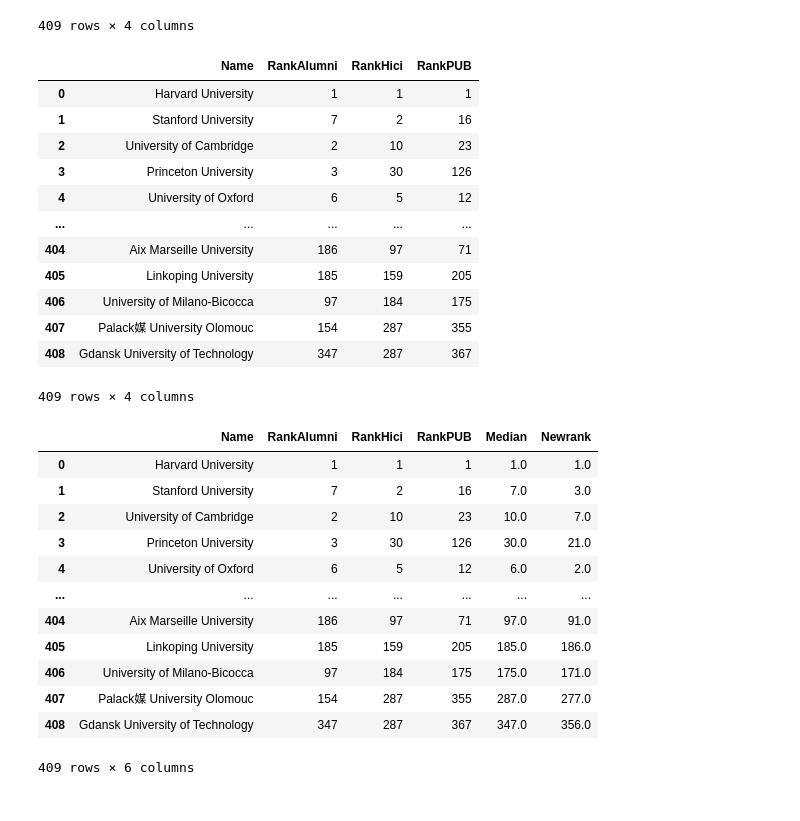
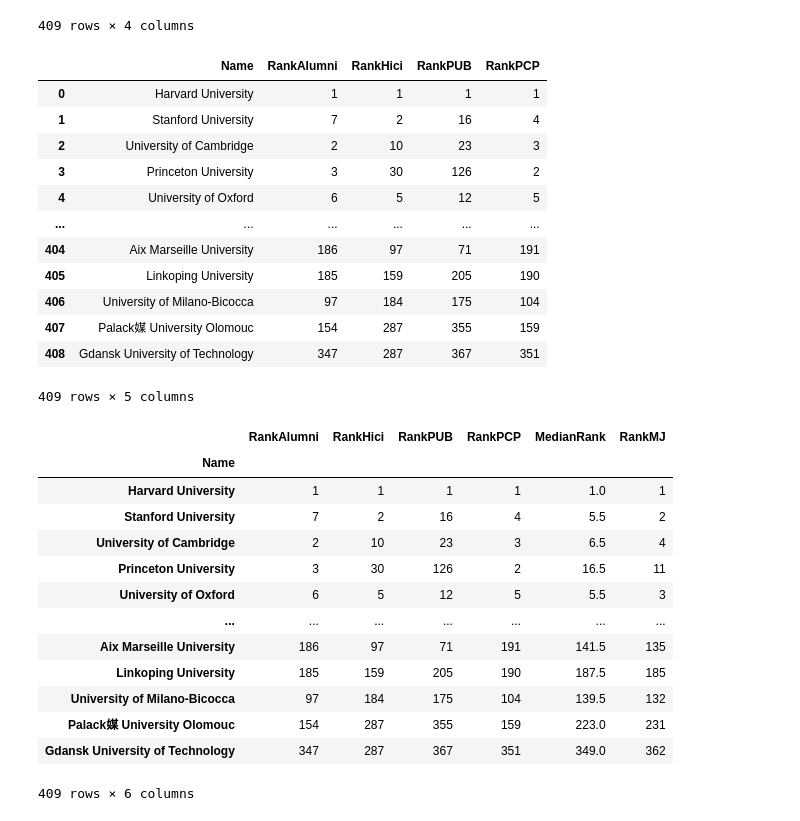
Before and after one commit to Menamot/ISCF, a Jupyter notebook: test.ipynb, the cells around one changed output. Cells and saved outputs as stored; diff of their text form; code cells hidden in the pictures.

```diff
--- a/test.ipynb
+++ b/test.ipynb
@@ -192,44 +232,45 @@ sample_rank2
 | 408 | Gdansk University of Technology | 12.9 | 6.6 | 20.5 |
 409 rows × 4 columns
 # %%
-sample_rank2 = merged_rank.loc[:, ['Name','Alumni','Hici','PUB']]
+sample_rank2 = merged_rank.loc[:, ['Name','Alumni','Hici','PUB','PCP']]
 sample_rank2['RankAlumni'] = sample_rank2.Alumni.rank(method='average',ascending=False).astype(int)
 sample_rank2 = sample_rank2.drop('Alumni',axis=1)
 sample_rank2['RankHici'] = sample_rank2.Hici.rank(method='average',ascending=False).astype(int)
 sample_rank2 = sample_rank2.drop('Hici',axis=1)
 sample_rank2['RankPUB'] = sample_rank2.PUB.rank(method='average',ascending=False).astype(int)
 sample_rank2 = sample_rank2.drop('PUB',axis=1)
+sample_rank2['RankPCP'] = sample_rank2.PCP.rank(method='average',ascending=False).astype(int)
+sample_rank2 = sample_rank2.drop('PCP',axis=1)
 sample_rank2
 # %% [output]
-|  | Name | RankAlumni | RankHici | RankPUB |
-| 0 | Harvard University | 1 | 1 | 1 |
-| 1 | Stanford University | 7 | 2 | 16 |
-| 2 | University of Cambridge | 2 | 10 | 23 |
-| 3 | Princeton University | 3 | 30 | 126 |
-| 4 | University of Oxford | 6 | 5 | 12 |
-| ... | ... | ... | ... | ... |
-| 404 | Aix Marseille University | 186 | 97 | 71 |
-| 405 | Linkoping University | 185 | 159 | 205 |
-| 406 | University of Milano-Bicocca | 97 | 184 | 175 |
-| 407 | Palack媒 University Olomouc | 154 | 287 | 355 |
-| 408 | Gdansk University of Technology | 347 | 287 | 367 |
+|  | Name | RankAlumni | RankHici | RankPUB | RankPCP |
+| 0 | Harvard University | 1 | 1 | 1 | 1 |
+| 1 | Stanford University | 7 | 2 | 16 | 4 |
+| 2 | University of Cambridge | 2 | 10 | 23 | 3 |
+| 3 | Princeton University | 3 | 30 | 126 | 2 |
+| 4 | University of Oxford | 6 | 5 | 12 | 5 |
+| ... | ... | ... | ... | ... | ... |
+| 404 | Aix Marseille University | 186 | 97 | 71 | 191 |
+| 405 | Linkoping University | 185 | 159 | 205 | 190 |
+| 406 | University of Milano-Bicocca | 97 | 184 | 175 | 104 |
+| 407 | Palack媒 University Olomouc | 154 | 287 | 355 | 159 |
+| 408 | Gdansk University of Technology | 347 | 287 | 367 | 351 |
-409 rows × 4 columns
+409 rows × 5 columns
 # %%
-medians = sample_rank2.iloc[:,1:].median(axis=1)
-sample_rank2['Median'] = medians
-sample_rank2['Newrank'] = sample_rank2.Median.rank(method='min',ascending=True)
-sample_rank2
+df = MJ(sample_rank2)
+df
 # %% [output]
-|  | Name | RankAlumni | RankHici | RankPUB | Median | Newrank |
-| 0 | Harvard University | 1 | 1 | 1 | 1.0 | 1.0 |
-| 1 | Stanford University | 7 | 2 | 16 | 7.0 | 3.0 |
-| 2 | University of Cambridge | 2 | 10 | 23 | 10.0 | 7.0 |
-| 3 | Princeton University | 3 | 30 | 126 | 30.0 | 21.0 |
-| 4 | University of Oxford | 6 | 5 | 12 | 6.0 | 2.0 |
+|  | RankAlumni | RankHici | RankPUB | RankPCP | MedianRank | RankMJ |
+| Name |  |  |  |  |  |  |
+| Harvard University | 1 | 1 | 1 | 1 | 1.0 | 1 |
+| Stanford University | 7 | 2 | 16 | 4 | 5.5 | 2 |
+| University of Cambridge | 2 | 10 | 23 | 3 | 6.5 | 4 |
+| Princeton University | 3 | 30 | 126 | 2 | 16.5 | 11 |
+| University of Oxford | 6 | 5 | 12 | 5 | 5.5 | 3 |
 | ... | ... | ... | ... | ... | ... | ... |
-| 404 | Aix Marseille University | 186 | 97 | 71 | 97.0 | 91.0 |
-| 405 | Linkoping University | 185 | 159 | 205 | 185.0 | 186.0 |
-| 406 | University of Milano-Bicocca | 97 | 184 | 175 | 175.0 | 171.0 |
-| 407 | Palack媒 University Olomouc | 154 | 287 | 355 | 287.0 | 277.0 |
-| 408 | Gdansk University of Technology | 347 | 287 | 367 | 347.0 | 356.0 |
+| Aix Marseille University | 186 | 97 | 71 | 191 | 141.5 | 135 |
+| Linkoping University | 185 | 159 | 205 | 190 | 187.5 | 185 |
+| University of Milano-Bicocca | 97 | 184 | 175 | 104 | 139.5 | 132 |
+| Palack媒 University Olomouc | 154 | 287 | 355 | 159 | 223.0 | 231 |
+| Gdansk University of Technology | 347 | 287 | 367 | 351 | 349.0 | 362 |
 409 rows × 6 columns
```
Also changed, not shown: parts of 5 cells of this notebook.
